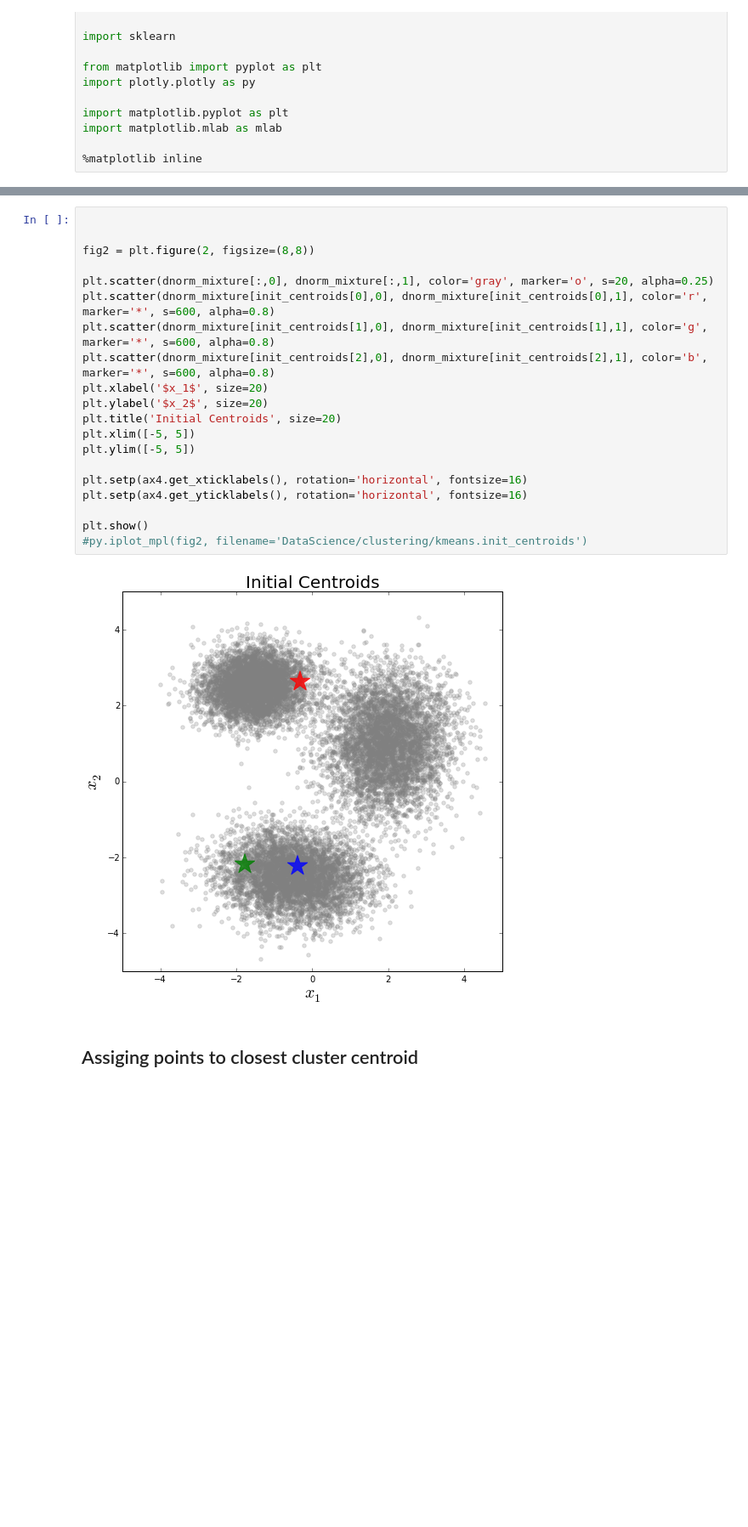
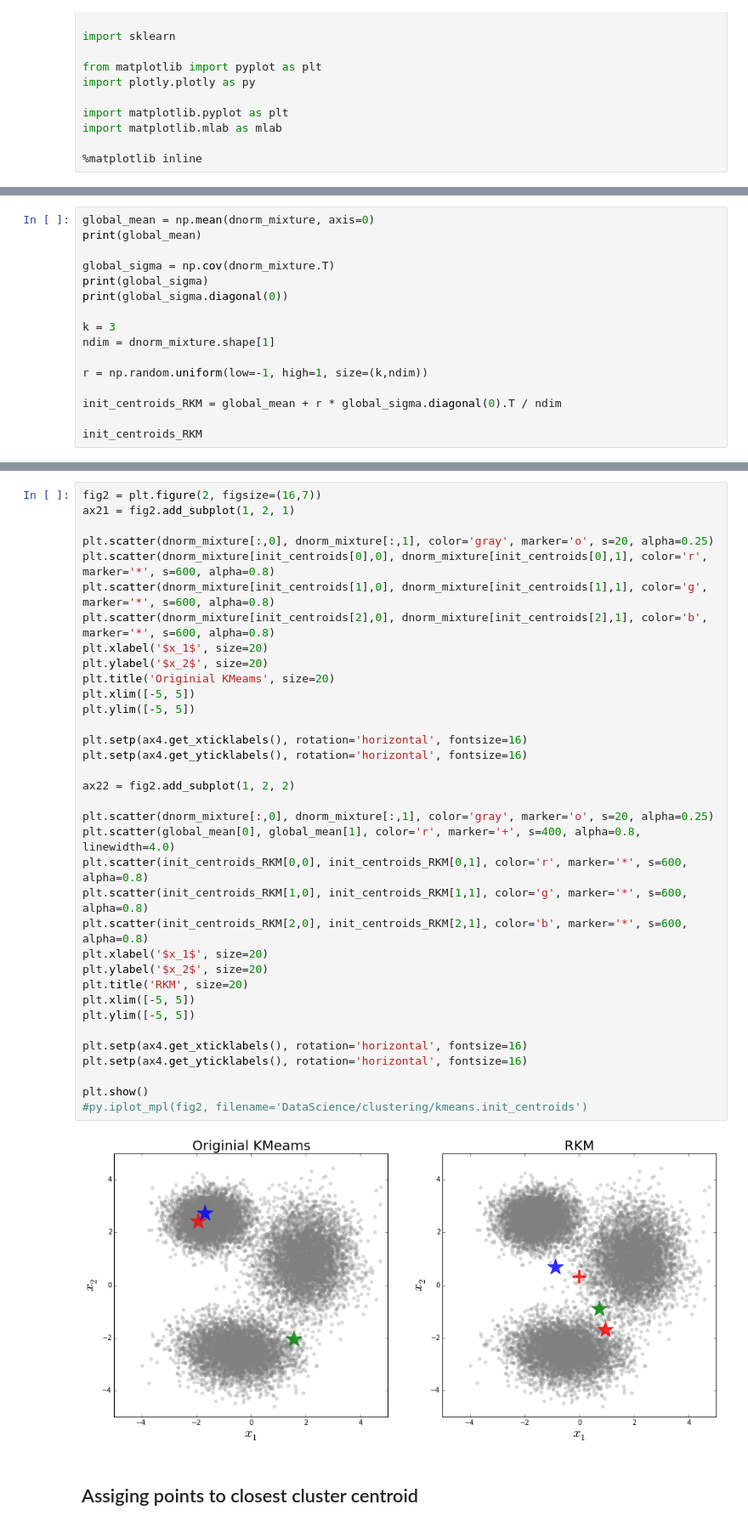
Before and after one commit to vmirly/DataScience, a Jupyter notebook: clustering/Disk-Based Clustering (RKM).ipynb, the cells around one changed output, grey strips where cells are left out. Shown at 85% size. Cells and saved outputs as stored; diff of their text form; blank space fills up the shorter version.

```diff
--- a/clustering/Disk-Based Clustering (RKM).ipynb
+++ b/clustering/Disk-Based Clustering (RKM).ipynb
@@ -80,0 +91,16 @@ print(init_centroids)
+# %%
+global_mean = np.mean(dnorm_mixture, axis=0)
+print(global_mean)
+
+global_sigma = np.cov(dnorm_mixture.T)
+print(global_sigma)
+print(global_sigma.diagonal(0))
+
+k = 3
+ndim = dnorm_mixture.shape[1]
+
+r = np.random.uniform(low=-1, high=1, size=(k,ndim))
+
+init_centroids_RKM = global_mean + r * global_sigma.diagonal(0).T / ndim
+
+init_centroids_RKM
@@ -81,24 +115,39 @@ print(init_centroids)
 # %%
-
-
-fig2 = plt.figure(2, figsize=(8,8))
+fig2 = plt.figure(2, figsize=(16,7))
+ax21 = fig2.add_subplot(1, 2, 1)
 
 plt.scatter(dnorm_mixture[:,0], dnorm_mixture[:,1], color='gray', marker='o', s=20, alpha=0.25)
 plt.scatter(dnorm_mixture[init_centroids[0],0], dnorm_mixture[init_centroids[0],1], color='r', marker='*', s=600, alpha=0.8)
 plt.scatter(dnorm_mixture[init_centroids[1],0], dnorm_mixture[init_centroids[1],1], color='g', marker='*', s=600, alpha=0.8)
 plt.scatter(dnorm_mixture[init_centroids[2],0], dnorm_mixture[init_centroids[2],1], color='b', marker='*', s=600, alpha=0.8)
 plt.xlabel('$x_1$', size=20)
 plt.ylabel('$x_2$', size=20)
-plt.title('Initial Centroids', size=20)
+plt.title('Originial KMeams', size=20)
+plt.xlim([-5, 5])
+plt.ylim([-5, 5])
+
+plt.setp(ax4.get_xticklabels(), rotation='horizontal', fontsize=16)
+plt.setp(ax4.get_yticklabels(), rotation='horizontal', fontsize=16)
+
+ax22 = fig2.add_subplot(1, 2, 2)
+
+plt.scatter(dnorm_mixture[:,0], dnorm_mixture[:,1], color='gray', marker='o', s=20, alpha=0.25)
+plt.scatter(global_mean[0], global_mean[1], color='r', marker='+', s=400, alpha=0.8, linewidth=4.0)
+plt.scatter(init_centroids_RKM[0,0], init_centroids_RKM[0,1], color='r', marker='*', s=600, alpha=0.8)
+plt.scatter(init_centroids_RKM[1,0], init_centroids_RKM[1,1], color='g', marker='*', s=600, alpha=0.8)
+plt.scatter(init_centroids_RKM[2,0], init_centroids_RKM[2,1], color='b', marker='*', s=600, alpha=0.8)
+plt.xlabel('$x_1$', size=20)
+plt.ylabel('$x_2$', size=20)
+plt.title('RKM', size=20)
 plt.xlim([-5, 5])
 plt.ylim([-5, 5])
 
 plt.setp(ax4.get_xticklabels(), rotation='horizontal', fontsize=16)
 plt.setp(ax4.get_yticklabels(), rotation='horizontal', fontsize=16)
 
 plt.show()
 #py.iplot_mpl(fig2, filename='DataScience/clustering/kmeans.init_centroids')
 # %% [output]
-[figure, old version]
+[figure, new version]
 # %% [markdown]
 ## Assiging points to closest cluster centroid
```
Also changed, not shown: parts of 6 cells of this notebook.
